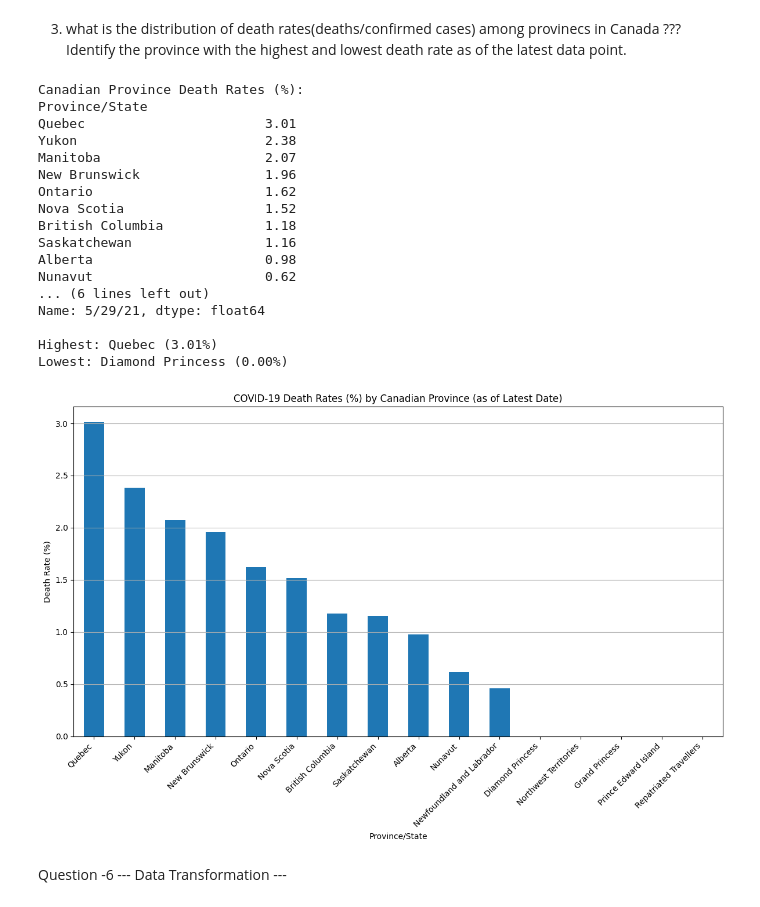
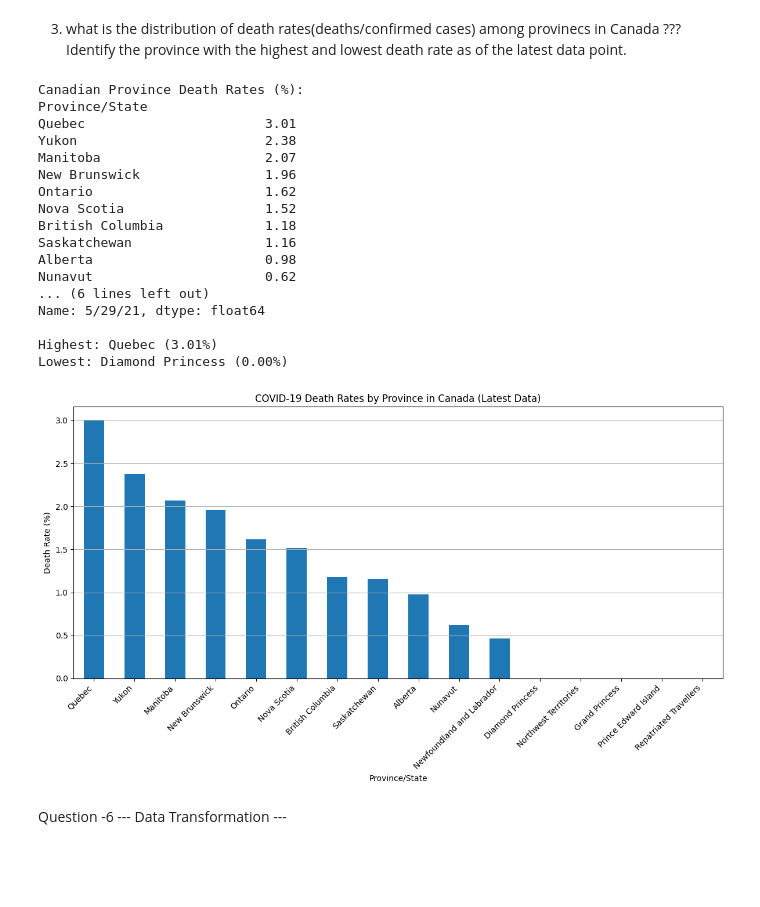
Before and after one commit to MananCoder4747/Projects4747, a Jupyter notebook: COVID_19_CASE_STUDY_MANAN_KHUNT.ipynb, the cells around one changed output. Drawn from its saved outputs; the diff is of its cells as text; code cells hidden in the pictures; blank space fills up the shorter version.

```diff
--- a/COVID_19_CASE_STUDY_MANAN_KHUNT.ipynb
+++ b/COVID_19_CASE_STUDY_MANAN_KHUNT.ipynb
@@ -441,46 +441,47 @@ death_rates = (deaths_sum / confirmed_sum) * 100
 
 # Clean data: replace infinite values resulting from division by zero with 0, and fill any NaN with 0
 death_rates = death_rates.replace([float('inf'), -float('inf')], 0).fillna(0).sort_values(ascending=False)
 
 
 # Print results
 print("Canadian Province Death Rates (%):")
 print(death_rates.round(2))
 
 # Identify extremes
 print(f"\nHighest: {death_rates.idxmax()} ({death_rates.max():.2f}%)")
 print(f"Lowest: {death_rates.idxmin()} ({death_rates.min():.2f}%)")
+
+
+# Plot
+
+plt.figure(figsize=(12, 7))
+death_rates.plot(kind='bar')
+plt.title('COVID-19 Death Rates by Province in Canada (Latest Data)')
+plt.xlabel('Province/State')
+plt.ylabel('Death Rate (%)')
+plt.xticks(rotation=45, ha='right')
+plt.tight_layout()
+plt.grid(axis='y')
+plt.show()
 # %% [output]
 Canadian Province Death Rates (%):
 Province/State
 Quebec                       3.01
 Yukon                        2.38
 Manitoba                     2.07
 New Brunswick                1.96
 Ontario                      1.62
 Nova Scotia                  1.52
 British Columbia             1.18
 Saskatchewan                 1.16
 Alberta                      0.98
 Nunavut                      0.62
 ... (6 lines left out)
 Name: 5/29/21, dtype: float64
 
 Highest: Quebec (3.01%)
 Lowest: Diamond Princess (0.00%)
+[figure, added]
-# %%
-
-plt.figure(figsize=(12, 8))
-plot_death_rates.plot(kind='bar')
-plt.title('COVID-19 Death Rates (%) by Canadian Province (as of Latest Date)')
-plt.xlabel('Province/State')
-plt.ylabel('Death Rate (%)')
-plt.xticks(rotation=45, ha='right')
-plt.grid(axis='y')
-plt.tight_layout()
-plt.show()
-# %% [output]
-[figure, removed]
 # %% [markdown]
 Question -6 --- Data Transformation ---
 # %% [markdown]
```
Also changed, not shown: parts of 1 cell of this notebook.
